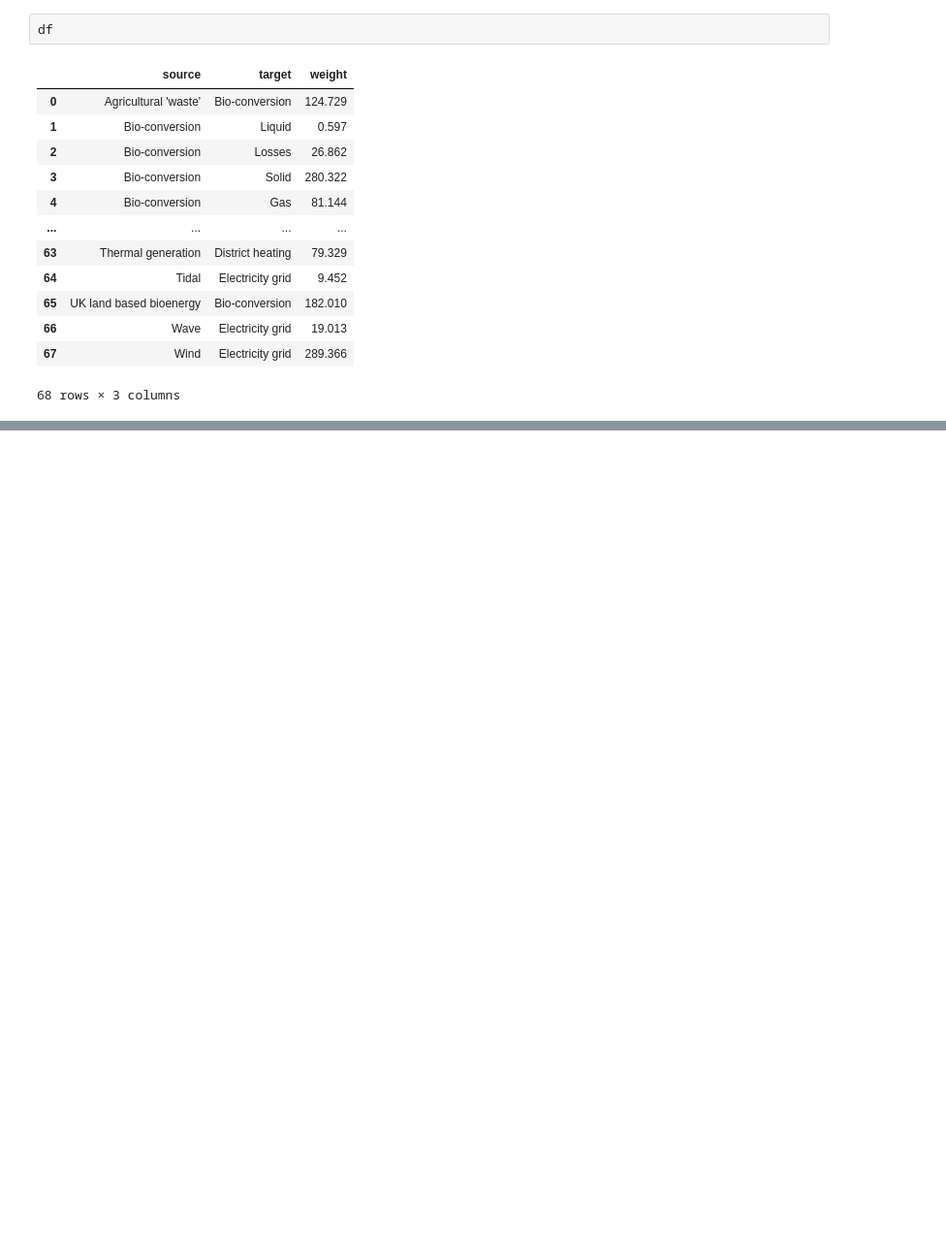
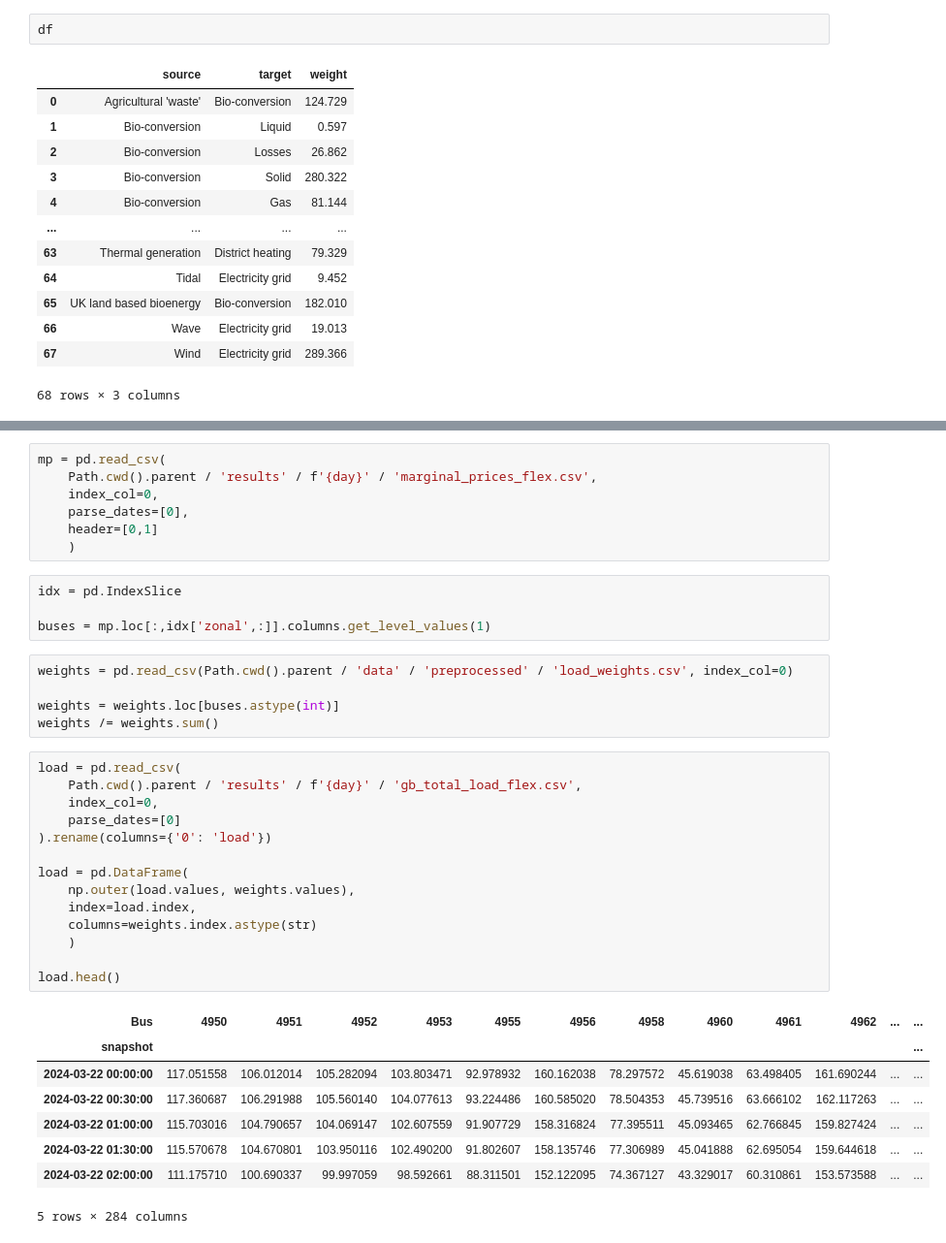
Before and after one commit to LukasFrankenQ/GBPower, a Jupyter notebook: notebooks/money_flow.ipynb, the cells around one changed output, grey strips where cells are left out. Shown at 97% size. Cells and saved outputs as stored; diff of their text form; blank space fills up the shorter version.

```diff
--- a/notebooks/money_flow.ipynb
+++ b/notebooks/money_flow.ipynb
@@ -62,0 +93,39 @@ df
+# %%
+mp = pd.read_csv(
+    Path.cwd().parent / 'results' / f'{day}' / 'marginal_prices_flex.csv',
+    index_col=0,
+    parse_dates=[0],
+    header=[0,1]
+    )
+# %%
+idx = pd.IndexSlice
+
+buses = mp.loc[:,idx['zonal',:]].columns.get_level_values(1)
+# %%
+weights = pd.read_csv(Path.cwd().parent / 'data' / 'preprocessed' / 'load_weights.csv', index_col=0)
+
+weights = weights.loc[buses.astype(int)]
+weights /= weights.sum()
+# %%
+load = pd.read_csv(
+    Path.cwd().parent / 'results' / f'{day}' / 'gb_total_load_flex.csv',
+    index_col=0,
+    parse_dates=[0]
+).rename(columns={'0': 'load'})
+
+load = pd.DataFrame(
+    np.outer(load.values, weights.values),
+    index=load.index,
+    columns=weights.index.astype(str)
+    )
+
+load.head()
+# %% [output]
+| Bus | 4950 | 4951 | 4952 | 4953 | 4955 | 4956 | 4958 | 4960 | 4961 | 4962 | ... | ... |
+| snapshot |  |  |  |  |  |  |  |  |  |  |  | ... |
+| 2024-03-22 00:00:00 | 117.051558 | 106.012014 | 105.282094 | 103.803471 | 92.978932 | 160.162038 | 78.297572 | 45.619038 | 63.498405 | 161.690244 | ... | ... |
+| 2024-03-22 00:30:00 | 117.360687 | 106.291988 | 105.560140 | 104.077613 | 93.224486 | 160.585020 | 78.504353 | 45.739516 | 63.666102 | 162.117263 | ... | ... |
+| 2024-03-22 01:00:00 | 115.703016 | 104.790657 | 104.069147 | 102.607559 | 91.907729 | 158.316824 | 77.395511 | 45.093465 | 62.766845 | 159.827424 | ... | ... |
+| 2024-03-22 01:30:00 | 115.570678 | 104.670801 | 103.950116 | 102.490200 | 91.802607 | 158.135746 | 77.306989 | 45.041888 | 62.695054 | 159.644618 | ... | ... |
+| 2024-03-22 02:00:00 | 111.175710 | 100.690337 | 99.997059 | 98.592661 | 88.311501 | 152.122095 | 74.367127 | 43.329017 | 60.310861 | 153.573588 | ... | ... |
+5 rows × 284 columns
```
Also changed, not shown: parts of 10 cells of this notebook, 1 other file.
